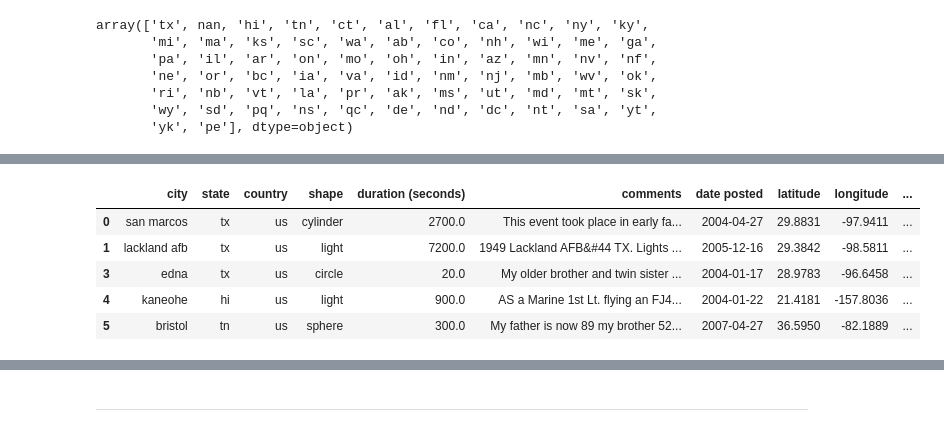
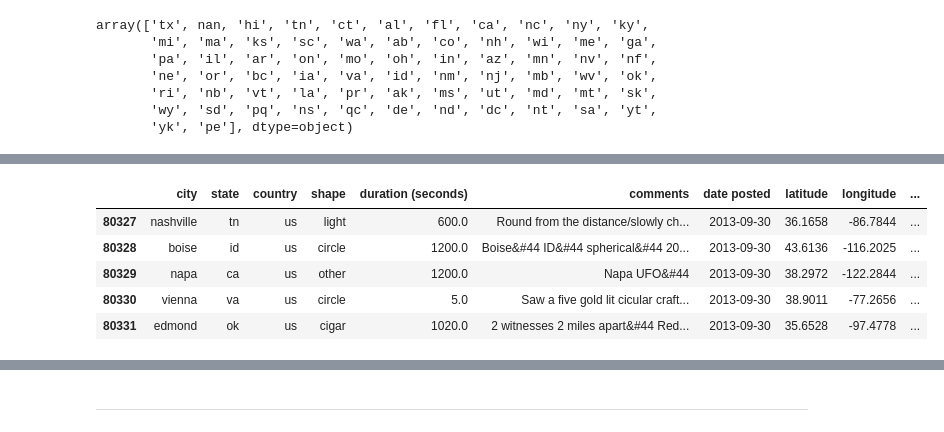
Before and after one commit to xHerandi/UFO-sightings, a Jupyter notebook: main.ipynb, the cells around one changed output, grey strips where cells are left out. Drawn from its saved outputs; the diff is of its cells as text; code cells hidden in the pictures.

```diff
--- a/main.ipynb
+++ b/main.ipynb
@@ -146,9 +153,9 @@ array(['tx', nan, 'hi', 'tn', 'ct', 'al', 'fl', 'ca', 'nc', 'ny', 'ky',
        'wy', 'sd', 'pq', 'ns', 'qc', 'de', 'nd', 'dc', 'nt', 'sa', 'yt',
        'yk', 'pe'], dtype=object)
 # %%
-# setting a list of us states
+# setting a list of us states (plus pr for Puerto Rico)
 states = [ 'ak', 'al', 'ar', 'az', 'ca', 'co', 'ct', 'dc', 'de', 'fl', 'ga',
            'hi', 'ia', 'id', 'il', 'in', 'ks', 'ky', 'la', 'ma', 'md', 'me',
            'mi', 'mn', 'mo', 'ms', 'mt', 'nc', 'nd', 'ne', 'nh', 'nj', 'nm',
            'nv', 'ny', 'oh', 'ok', 'or', 'pa', 'ri', 'sc', 'sd', 'tn', 'tx',
-           'ut', 'va', 'vt', 'wa', 'wi', 'wv', 'wy']
+           'ut', 'va', 'vt', 'wa', 'wi', 'wv', 'wy', 'pr']
@@ -201,3 +182,3 @@ df[df['state'].isna()]
 # %%
 # removing rows with missing data in the following columns
-df.dropna(how='any', axis = 0, subset=['country', 'shape', 'comments'], inplace=True)
+df.dropna(how='any', axis = 0, subset=['shape', 'comments'], inplace=True)
@@ -243,10 +185,10 @@ memory usage: 8.3+ MB
 # %%
 # confirming all updates
-df.head()
+df.tail()
 # %% [output]
 |  | city | state | country | shape | duration (seconds) | comments | date posted | latitude | longitude | ... |
-| 0 | san marcos | tx | us | cylinder | 2700.0 | This event took place in early fa... | 2004-04-27 | 29.8831 | -97.9411 | ... |
-| 1 | lackland afb | tx | us | light | 7200.0 | 1949 Lackland AFB&#44 TX. Lights ... | 2005-12-16 | 29.3842 | -98.5811 | ... |
-| 3 | edna | tx | us | circle | 20.0 | My older brother and twin sister ... | 2004-01-17 | 28.9783 | -96.6458 | ... |
-| 4 | kaneohe | hi | us | light | 900.0 | AS a Marine 1st Lt. flying an FJ4... | 2004-01-22 | 21.4181 | -157.8036 | ... |
-| 5 | bristol | tn | us | sphere | 300.0 | My father is now 89 my brother 52... | 2007-04-27 | 36.5950 | -82.1889 | ... |
+| 80327 | nashville | tn | us | light | 600.0 | Round from the distance/slowly ch... | 2013-09-30 | 36.1658 | -86.7844 | ... |
+| 80328 | boise | id | us | circle | 1200.0 | Boise&#44 ID&#44 spherical&#44 20... | 2013-09-30 | 43.6136 | -116.2025 | ... |
+| 80329 | napa | ca | us | other | 1200.0 | Napa UFO&#44 | 2013-09-30 | 38.2972 | -122.2844 | ... |
+| 80330 | vienna | va | us | circle | 5.0 | Saw a five gold lit cicular craft... | 2013-09-30 | 38.9011 | -77.2656 | ... |
+| 80331 | edmond | ok | us | cigar | 1020.0 | 2 witnesses 2 miles apart&#44 Red... | 2013-09-30 | 35.6528 | -97.4778 | ... |
```
Also changed, not shown: parts of 30 cells of this notebook.
